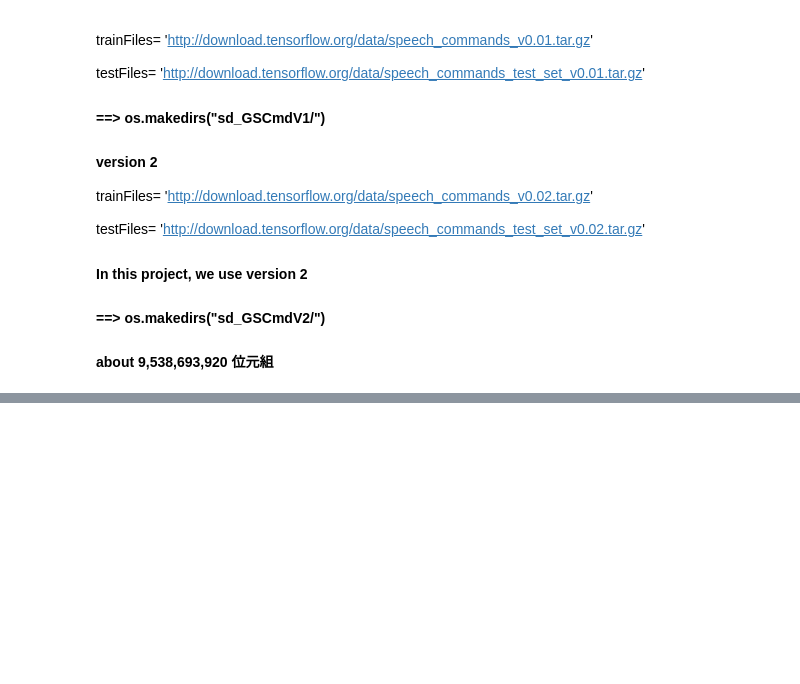
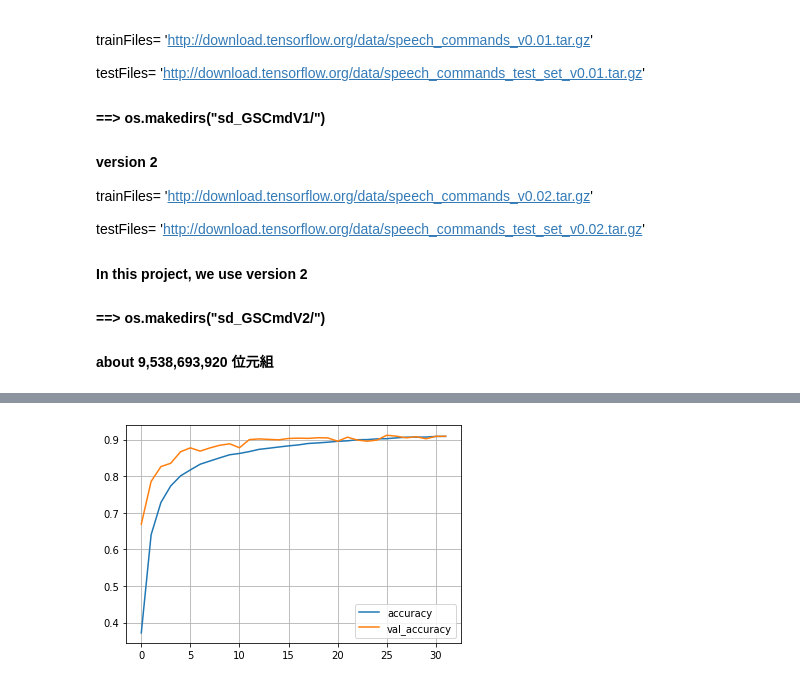
Before and after one commit to renyuanL/ry-Speech-commands, a Jupyter notebook: ryAsr2019.ipynb, the cells around one changed output, grey strips where cells are left out. Cells and saved outputs as stored; diff of their text form; code cells hidden in the pictures; blank space fills up the shorter version.

```diff
--- a/ryAsr2019.ipynb
+++ b/ryAsr2019.ipynb
@@ -51,0 +73,86 @@ import ryLab00
+# %%
+#### train aBigSpFile into a deep learning model aNNmodel
+# aNNmodel= 'ry_best_model1.hdf5'
+
+### run this file
+### _= 'ryLab00.py'
+
+import ryLab00
+
+_='''
+.... z= np.load(ryGsc_sil1.npz) will train into ry_best_model1.hdf5
+... z= np.load() ... 【dt(sec)= 215】
+
+.... get_all_fearure() ....
+XL.shape=(4890, 125, 128)
+tf.signal.stft, 執行時間 dt= 5.144123554229736
+XL.shape=(11005, 125, 128)
+tf.signal.stft, 執行時間 dt= 5.317590951919556
+XL.shape=(9981, 125, 128)
+tf.signal.stft, 執行時間 dt= 3.62276029586792
+XL.shape=(85245, 125, 128)
+tf.signal.stft, 執行時間 dt= 42.523621797561646
+... get_all_fearure() ... 【dt(sec)= 57】
+.... normalize() ....
+
+Model: "model"
+_________________________________________________________________
+Layer (type)                 Output Shape              Param #
+=================================================================
+input_1 (InputLayer)         [(None, 125, 128, 1)]     0
+_________________________________________________________________
+conv2d (Conv2D)              (None, 125, 128, 8)       2056
+_________________________________________________________________
+max_pooling2d (MaxPooling2D) (None, 32, 32, 8)         0
+_________________________________________________________________
+dropout (Dropout)            (None, 32, 32, 8)         0
+_________________________________________________________________
+conv2d_1 (Conv2D)            (None, 32, 32, 16)        8208
+_________________________________________________________________
+max_pooling2d_1 (MaxPooling2 (None, 8, 8, 16)          0
+_________________________________________________________________
+dropout_1 (Dropout)          (None, 8, 8, 16)          0
+_________________________________________________________________
+flatten (Flatten)            (None, 1024)              0
+_________________________________________________________________
+dense (Dense)                (None, 256)               262400
+_________________________________________________________________
+dropout_2 (Dropout)          (None, 256)               0
+_________________________________________________________________
+dense_1 (Dense)              (None, 36)                9252
+=================================================================
+Total params: 281,916
+Trainable params: 281,916
+Non-trainable params: 0
+_________________________________________________________________
+Train on 85245 samples, validate on 9981 samples
+Epoch 1/100
+85000/85245 [============================>.] ...
+:
+:
+Epoch 00031: val_accuracy did not improve from 0.91183
+85245/85245 [==============================] - 15s 175us/sample -
+loss: 0.2920 - accuracy: 0.9086 - val_loss: 0.3380 - val_accuracy: 0.9089
+
+Epoch 32/100
+85000/85245 [============================>.]
+
+Epoch 00032: val_accuracy did not improve from 0.91183
+85245/85245 [==============================] - 15s 175us/sample
+- loss: 0.2914 - accuracy: 0.9087 - val_loss: 0.3281 - val_accuracy: 0.9089
+Epoch 00032: early stopping
+
+... h= m.fit() ... dt(sec)= 【483】
+
+11005/1 - 1s - loss: 0.3837 - accuracy: 0.9030
+4074/1 - 1s - loss: 0.2154 - accuracy: 0.9134
+408/1 - 0s - loss: 0.3681 - accuracy: 0.9461
+408/1 - 0s - loss: 51.5649 - accuracy: 0.0025
+ ~~~ simulation session ended ~~~
+
+testing x_testREAL1 directly from wavform ....
+4074it [02:21, 28.77it/s]
+n= 04074, nWrong= 00393, wer= 0.09647, acc= 0.90353
+
+'''
+# %% [output]
@@ -51,0 +176 @@ import ryLab00
+[figure, added]
```
Also changed, not shown: parts of 7 cells of this notebook, 2 other files.
